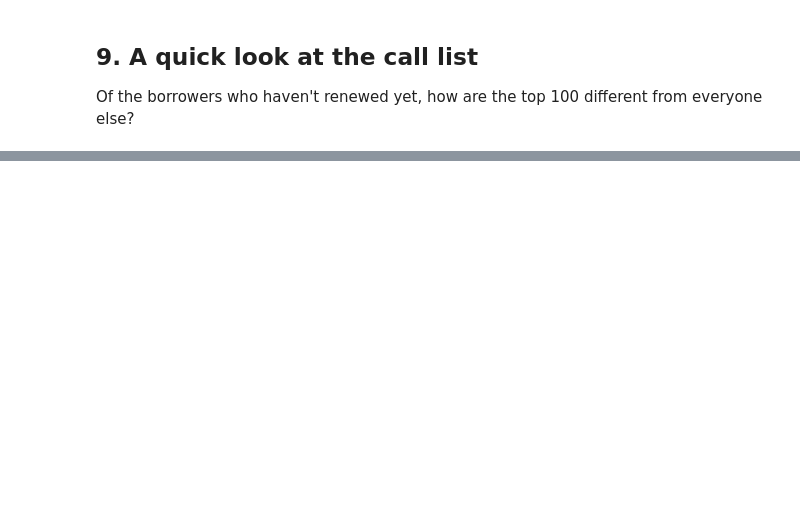
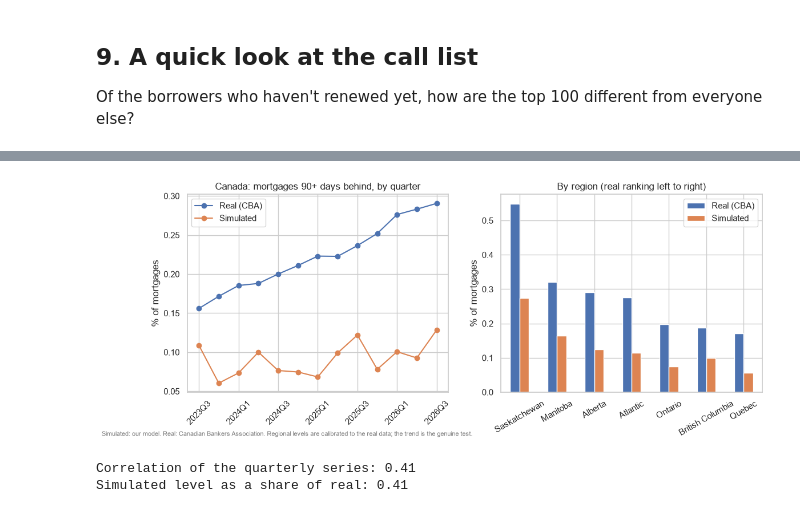
Before and after one commit to MokshJaiswal/canadian-credit-risk-analytics, a Jupyter notebook: notebooks/04_analysis_and_charts.ipynb, the cells around one changed output, grey strips where cells are left out. Drawn from its saved outputs; the diff is of its cells as text; code cells hidden in the pictures; blank space fills up the shorter version.

```diff
--- a/notebooks/04_analysis_and_charts.ipynb
+++ b/notebooks/04_analysis_and_charts.ipynb
@@ -280,0 +286,38 @@ con.close()
+# %%
+validation = con.sql("""
+    SELECT month, region, simulated_mortgages, simulated_in_arrears, real_mortgages, real_in_arrears
+    FROM mart.arrears_validation
+    WHERE real_mortgages IS NOT NULL
+      AND month >= (SELECT MIN(month) FROM mart.fact_loan_month) + INTERVAL 3 MONTH
+""").df()
+validation["quarter"] = validation["month"].dt.to_period("Q").astype(str)
+
+national = validation[validation["region"] == "Canada"].groupby("quarter")[
+    ["real_in_arrears", "real_mortgages", "simulated_in_arrears", "simulated_mortgages"]].sum()
+national["Real (CBA)"] = 100 * national["real_in_arrears"] / national["real_mortgages"]
+national["Simulated"] = 100 * national["simulated_in_arrears"] / national["simulated_mortgages"]
+
+regions = validation[validation["region"] != "Canada"].groupby("region")[
+    ["real_in_arrears", "real_mortgages", "simulated_in_arrears", "simulated_mortgages"]].sum()
+regions["Real (CBA)"] = 100 * regions["real_in_arrears"] / regions["real_mortgages"]
+regions["Simulated"] = 100 * regions["simulated_in_arrears"] / regions["simulated_mortgages"]
+regions = regions.sort_values("Real (CBA)", ascending=False)
+
+fig, (left, right) = plt.subplots(1, 2, figsize=(13, 4.5))
+national[["Real (CBA)", "Simulated"]].plot(ax=left, marker="o")
+left.set_title("Canada: mortgages 90+ days behind, by quarter")
+left.set_ylabel("% of mortgages")
+left.set_xlabel("")
+left.tick_params(axis="x", rotation=45)
+regions[["Real (CBA)", "Simulated"]].plot(kind="bar", ax=right, rot=30)
+right.set_title("By region (real ranking left to right)")
+right.set_ylabel("% of mortgages")
+right.set_xlabel("")
+fig.text(0.01, -0.06, "Simulated: our model. Real: Canadian Bankers Association. Regional levels are calibrated to the real data; the trend is the genuine test.",
+         fontsize=8, color="grey")
+save(fig, "11_real_vs_simulated_arrears")
+plt.show()
+
+print(f"Correlation of the quarterly series: {national['Real (CBA)'].corr(national['Simulated']):.2f}")
+print(f"Simulated level as a share of real: {national['Simulated'].mean() / national['Real (CBA)'].mean():.2f}")
+# %% [output]
@@ -280,0 +325,3 @@ con.close()
+[figure, added]
+Correlation of the quarterly series: 0.41
+Simulated level as a share of real: 0.41
```
Also changed, not shown: parts of 20 cells of this notebook, 23 other files.
